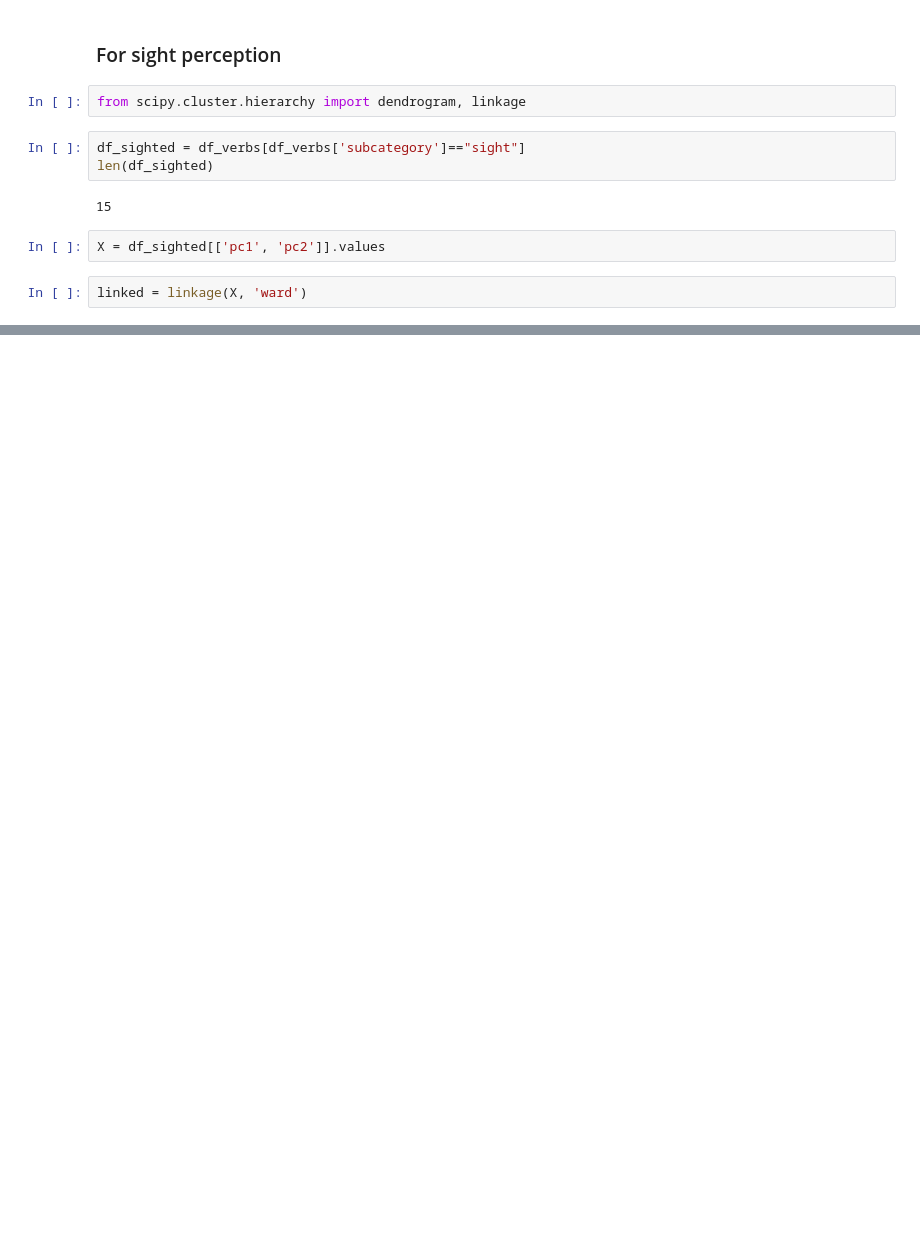
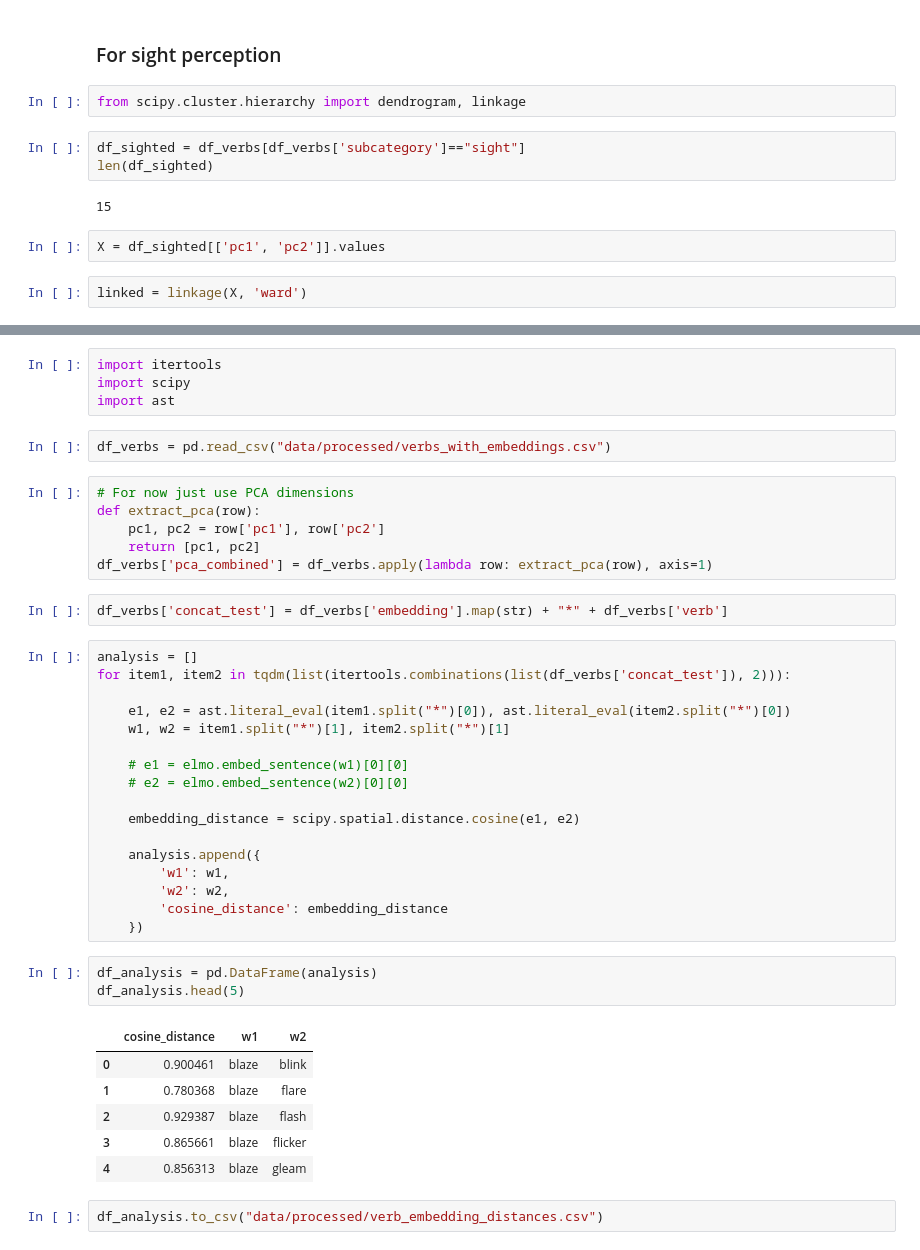
Before and after one commit to seantrott/abstract_concrete, a Jupyter notebook: exploring_embeddings_by_modality.ipynb, the cells around one changed output, grey strips where cells are left out. Saved outputs shown, nothing was run; the diff lists cells and outputs as text; blank space fills up the shorter version.

```diff
--- a/exploring_embeddings_by_modality.ipynb
+++ b/exploring_embeddings_by_modality.ipynb
@@ -121,0 +128,43 @@ dendrogram(linked,
+# %%
+import itertools
+import scipy
+import ast
+# %%
+df_verbs = pd.read_csv("data/processed/verbs_with_embeddings.csv")
+# %%
+# For now just use PCA dimensions
+def extract_pca(row):
+    pc1, pc2 = row['pc1'], row['pc2']
+    return [pc1, pc2]
+df_verbs['pca_combined'] = df_verbs.apply(lambda row: extract_pca(row), axis=1)
+# %%
+df_verbs['concat_test'] = df_verbs['embedding'].map(str) + "*" + df_verbs['verb']
+# %%
+analysis = []
+for item1, item2 in tqdm(list(itertools.combinations(list(df_verbs['concat_test']), 2))):
+
+    e1, e2 = ast.literal_eval(item1.split("*")[0]), ast.literal_eval(item2.split("*")[0])
+    w1, w2 = item1.split("*")[1], item2.split("*")[1]
+
+    # e1 = elmo.embed_sentence(w1)[0][0]
+    # e2 = elmo.embed_sentence(w2)[0][0]
+
+    embedding_distance = scipy.spatial.distance.cosine(e1, e2)
+
+    analysis.append({
+        'w1': w1,
+        'w2': w2,
+        'cosine_distance': embedding_distance
+    })
+# %%
+df_analysis = pd.DataFrame(analysis)
+df_analysis.head(5)
+# %% [output]
+|  | cosine_distance | w1 | w2 |
+| 0 | 0.900461 | blaze | blink |
+| 1 | 0.780368 | blaze | flare |
+| 2 | 0.929387 | blaze | flash |
+| 3 | 0.865661 | blaze | flicker |
+| 4 | 0.856313 | blaze | gleam |
+# %%
+df_analysis.to_csv("data/processed/verb_embedding_distances.csv")
```
Also changed, not shown: parts of 31 cells of this notebook.
